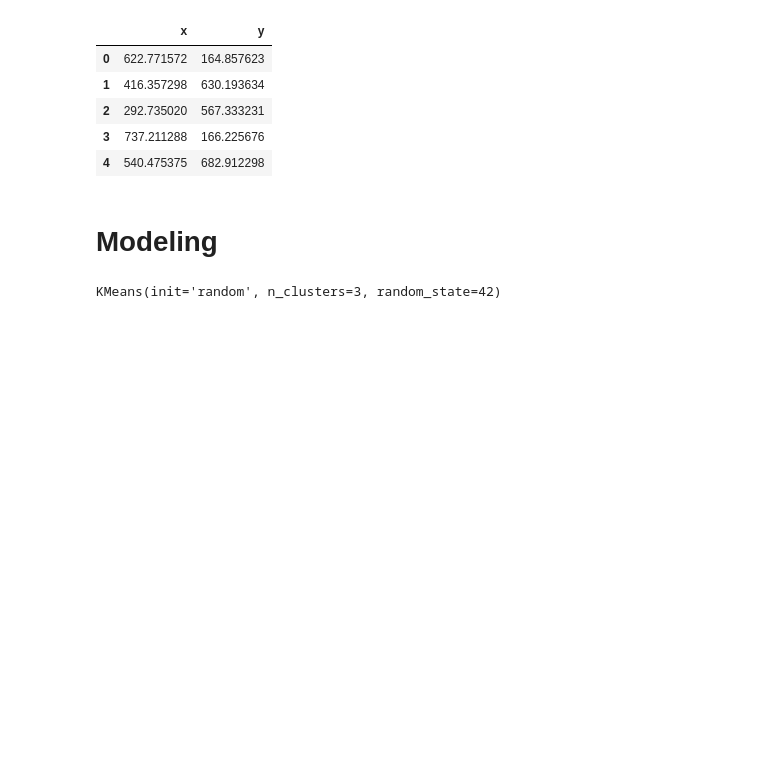
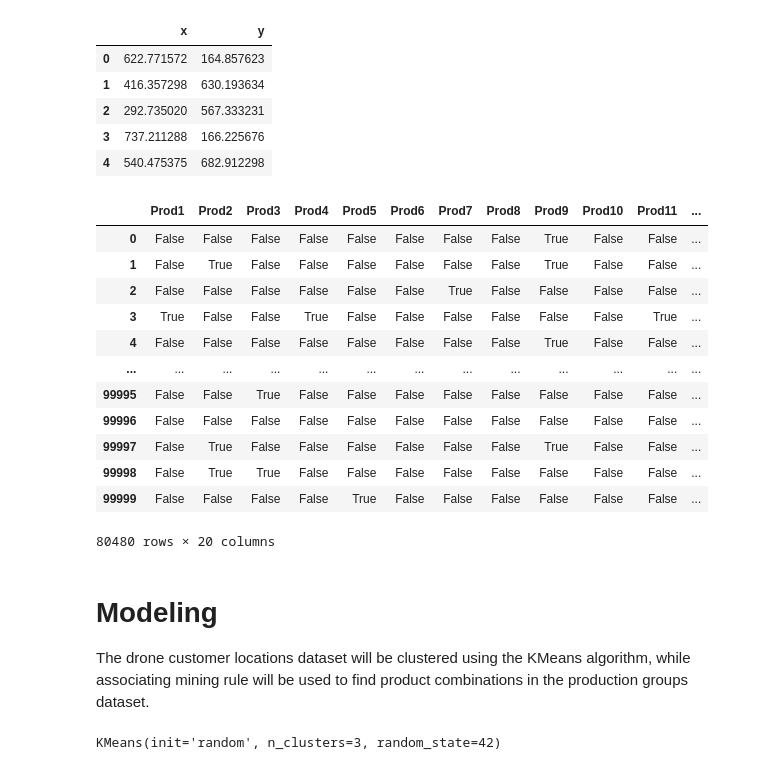
Before and after one commit to WelehoBRUDER/MetropoliaAMK-data-handling, a Jupyter notebook: task-5/main.ipynb, the cells around one changed output. Cells and saved outputs as stored; diff of their text form; code cells hidden in the pictures; blank space fills up the shorter version.

```diff
--- a/task-5/main.ipynb
+++ b/task-5/main.ipynb
@@ -17,6 +19,7 @@ import pandas as pd
 # customer locations
 drone_cust_locations = pd.read_csv('../datasets/drone_cust_locations.csv', sep=';')
 # production groups
-drone_prod_groups = pd.read_csv('../datasets/drone_prod_groups.csv', sep=';')
-print(drone_cust_locations.head())
+drone_prod_groups = pd.read_csv('../datasets/drone_prod_groups.csv')
+drone_prod_groups.columns = drone_prod_groups.columns.str.strip()
+drone_cust_locations.head()
 # %% [output]
@@ -61,8 +65,31 @@ dcl.head()
 | 2 | 292.735020 | 567.333231 |
 | 3 | 737.211288 | 166.225676 |
 | 4 | 540.475375 | 682.912298 |
+# %%
+# drop the ID column as it isn't used
+dpg = drone_prod_groups.drop(columns='ID')
+
+dpg = dpg.fillna(False)
+dpg = dpg.astype(bool)
+dpg = dpg.loc[dpg.sum(axis=1) > 0]
+dpg
+# %% [output]
+|  | Prod1 | Prod2 | Prod3 | Prod4 | Prod5 | Prod6 | Prod7 | Prod8 | Prod9 | Prod10 | Prod11 | ... |
+| 0 | False | False | False | False | False | False | False | False | True | False | False | ... |
+| 1 | False | True | False | False | False | False | False | False | True | False | False | ... |
+| 2 | False | False | False | False | False | False | True | False | False | False | False | ... |
+| 3 | True | False | False | True | False | False | False | False | False | False | True | ... |
+| 4 | False | False | False | False | False | False | False | False | True | False | False | ... |
+| ... | ... | ... | ... | ... | ... | ... | ... | ... | ... | ... | ... | ... |
+| 99995 | False | False | True | False | False | False | False | False | False | False | False | ... |
+| 99996 | False | False | False | False | False | False | False | False | False | False | False | ... |
+| 99997 | False | True | False | False | False | False | False | False | True | False | False | ... |
+| 99998 | False | True | True | False | False | False | False | False | False | False | False | ... |
+| 99999 | False | False | False | False | True | False | False | False | False | False | False | ... |
+80480 rows × 20 columns
 # %% [markdown]
 # Modeling
+The drone customer locations dataset will be clustered using the KMeans algorithm, while associating mining rule will be used to find product combinations in the production groups dataset.
 # %%
 from sklearn.cluster import KMeans
 
```
Also changed, not shown: parts of 16 cells of this notebook, 1 other file.
